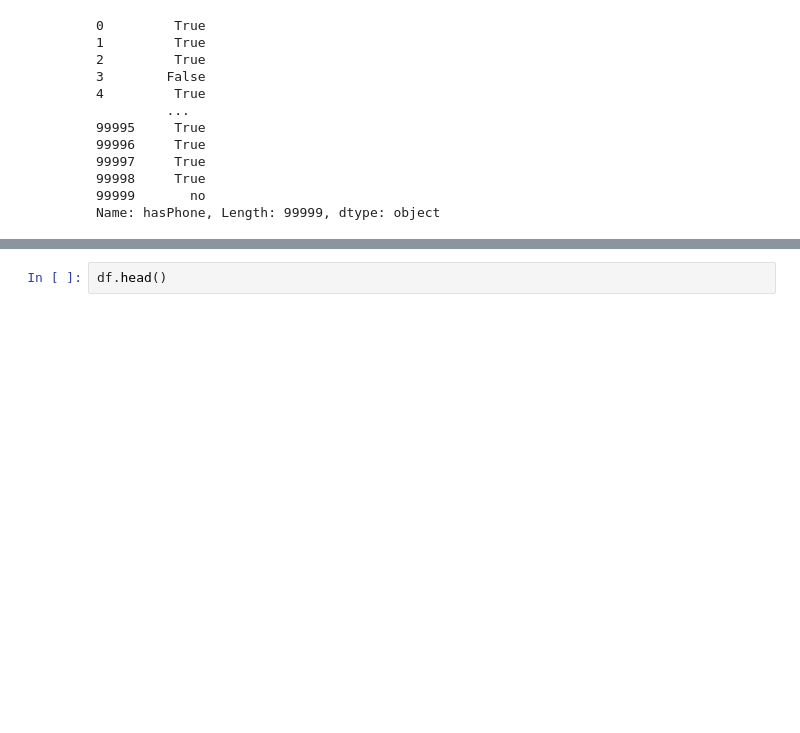
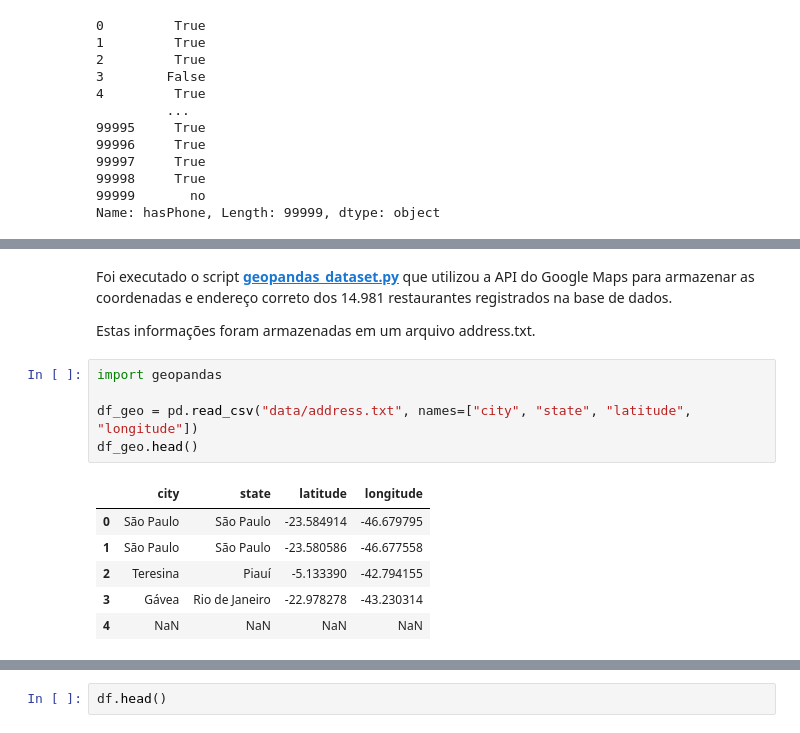
Before and after one commit to kidkmon/Sentiment-Analysis-TripAdvisor, a Jupyter notebook: Analise_sentimentos_TripAdvisor.ipynb, the cells around one changed output, grey strips where cells are left out. Saved outputs shown, nothing was run; the diff lists cells and outputs as text; blank space fills up the shorter version.

Commit message:
feat: add new analysis

```diff
--- a/Analise_sentimentos_TripAdvisor.ipynb
+++ b/Analise_sentimentos_TripAdvisor.ipynb
@@ -249,0 +276,16 @@ Name: hasPhone, Length: 99999, dtype: object
+# %% [markdown]
+Foi executado o script [**geopandas_dataset.py**](https://github.com/kidkmon/Sentiment-Analysis-TripAdvisor/blob/main/geopandas_dataset.py) que utilizou a API do Google Maps para armazenar as coordenadas e endereço correto dos 14.981 restaurantes registrados na base de dados.
+
+Estas informações foram armazenadas em um arquivo address.txt.
+# %%
+import geopandas
+
+df_geo = pd.read_csv("data/address.txt", names=["city", "state", "latitude", "longitude"])
+df_geo.head()
+# %% [output]
+|  | city | state | latitude | longitude |
+| 0 | São Paulo | São Paulo | -23.584914 | -46.679795 |
+| 1 | São Paulo | São Paulo | -23.580586 | -46.677558 |
+| 2 | Teresina | Piauí | -5.133390 | -42.794155 |
+| 3 | Gávea | Rio de Janeiro | -22.978278 | -43.230314 |
+| 4 | NaN | NaN | NaN | NaN |
```
Also changed, not shown: parts of 22 cells of this notebook.
